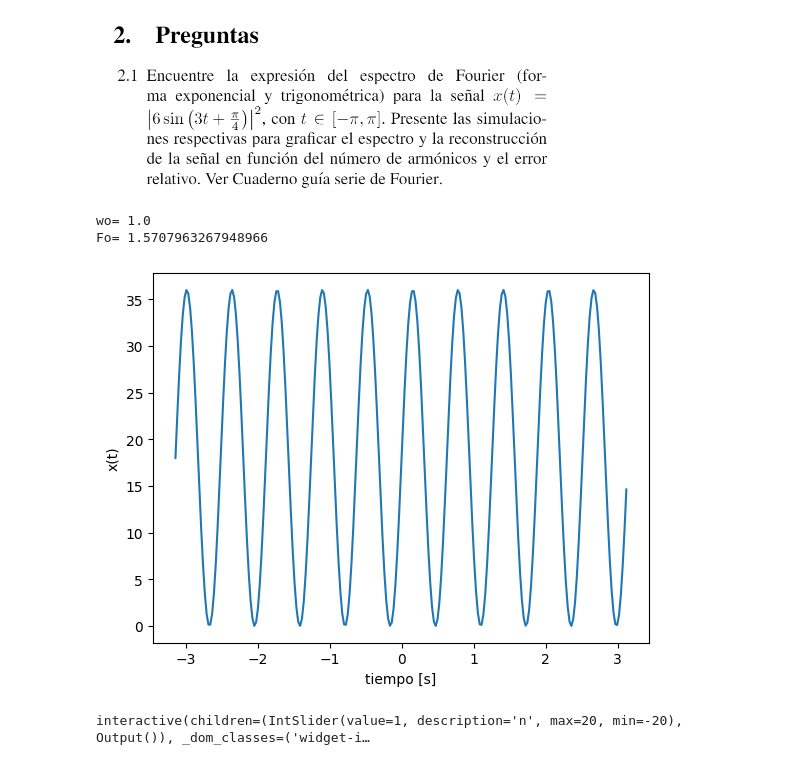
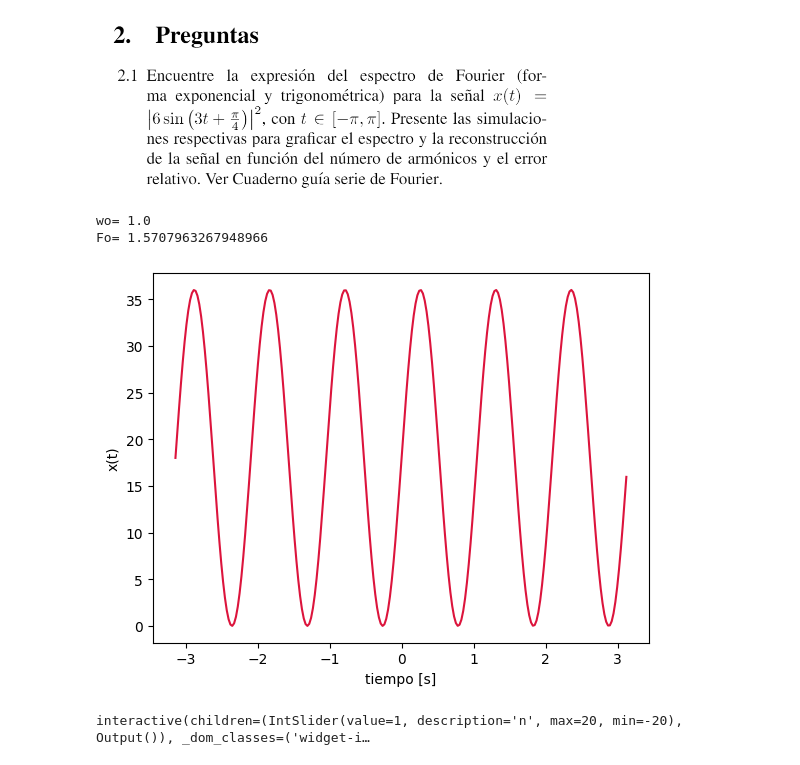
Before and after one commit to diegochaux/PARCIAL2, a Jupyter notebook: Parcial_2.ipynb, the cells around one changed output. Cells and saved outputs as stored; diff of their text form; code cells hidden in the pictures.

```diff
--- a/Parcial_2.ipynb
+++ b/Parcial_2.ipynb
@@ -5,26 +5,26 @@
 # %%
 import numpy as np
 import matplotlib.pyplot as plt
 
 ti = -np.pi #tiempo inicial
 tf = np.pi #tiempo final
 wo = 2*np.pi/(tf-ti) #frecuencia angular
 Fo = wo/2*np.pi #frecuencia fundamental
 print('wo=',wo)
 print('Fo=',Fo)
 Fs = 25*Fo #frecuencia muestreo -> debe respetar Nyquist Fs >= 2 Fo
 tv = np.arange(ti,tf,1/Fs) #vector de tiempo
 
 #x = abs(6*np.sin(3*tv+1/4*np.pi))**2 #señal de entrada
-x=abs(18+18*np.sin(10*tv))
-plt.plot(tv,x) #gráfica de la señal
+x=abs(18+18*np.sin(6*tv))
+plt.plot(tv,x,color="crimson") #gráfica de la señal
 plt.xlabel('tiempo [s]')
 plt.ylabel('x(t)')
 plt.show()
 # %% [output]
 wo= 1.0
 Fo= 1.5707963267948966
-[figure, old version]
+[figure, new version]
 # %%
 #se crean las bases de la serie exponencial compleja de Fourier
 T = tf - ti #intervalo de interés
```
Also changed, not shown: parts of 19 cells of this notebook.
